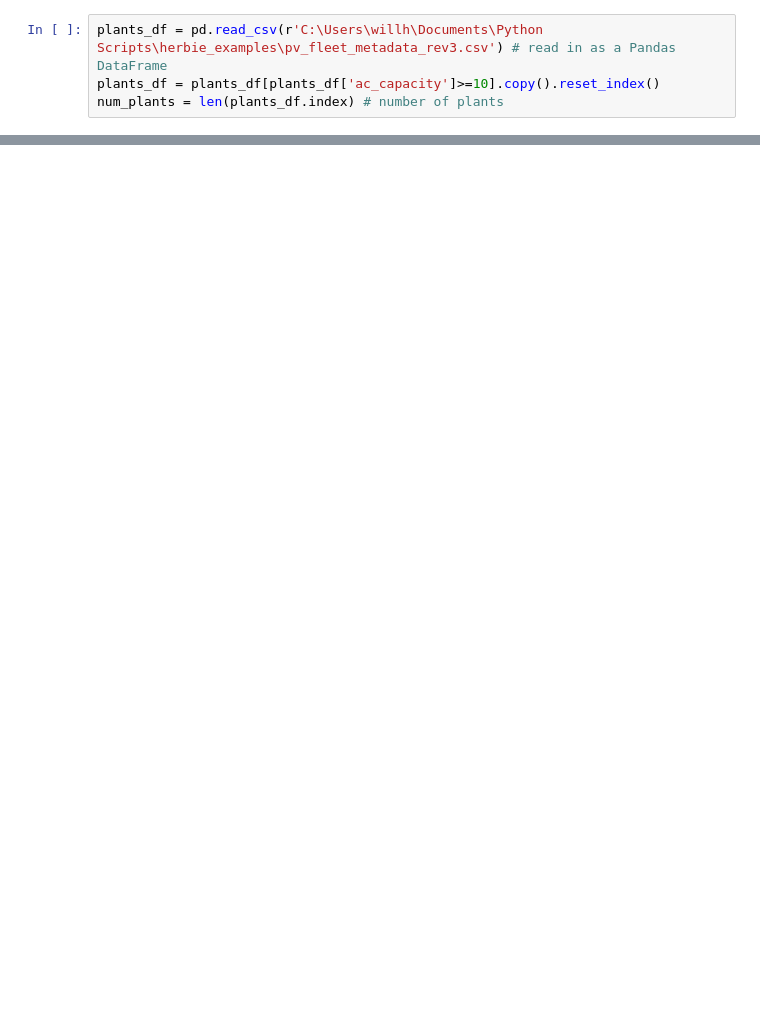
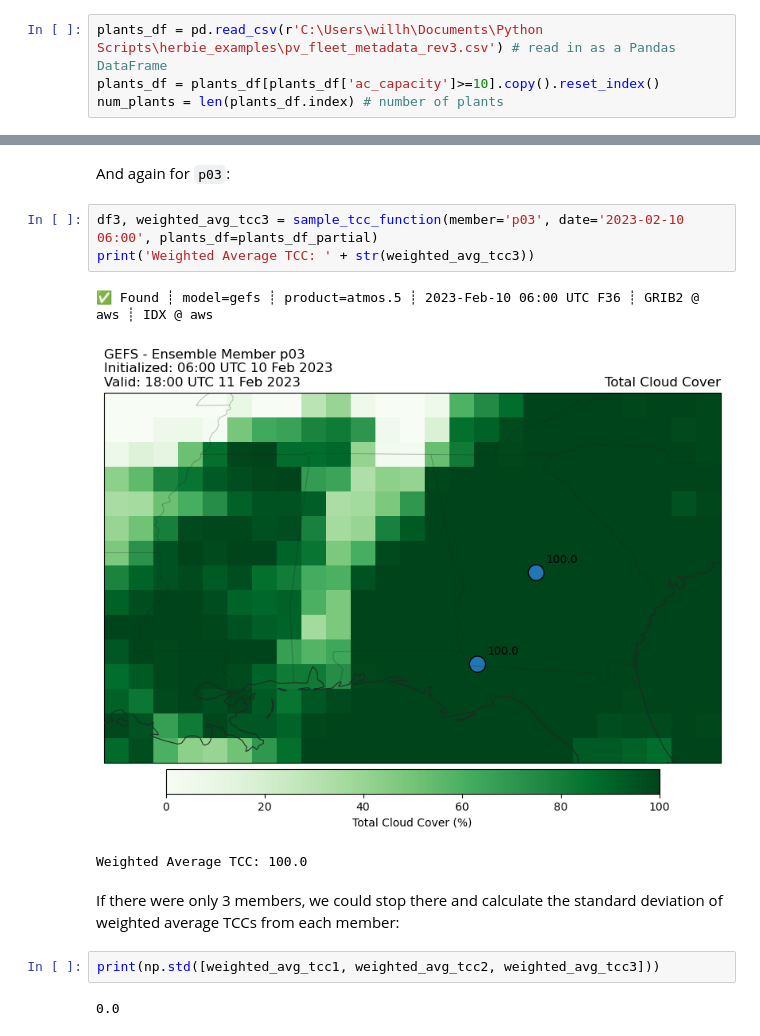
Before and after one commit to williamhobbs/solar-fleet-forecast-probability-tool, a Jupyter notebook: example_notebooks/05_ensemble_variation_in_cloud_cover.ipynb, the cells around one changed output, grey strips where cells are left out. Saved outputs shown, nothing was run; the diff lists cells and outputs as text; blank space fills up the shorter version.

```diff
--- a/example_notebooks/05_ensemble_variation_in_cloud_cover.ipynb
+++ b/example_notebooks/05_ensemble_variation_in_cloud_cover.ipynb
@@ -179,0 +228,15 @@ Could not find variable corresponding to the value of grid_mapping: gribfile_pro
+# %% [markdown]
+And again for `p03`:
+# %%
+df3, weighted_avg_tcc3 = sample_tcc_function(member='p03', date='2023-02-10 06:00', plants_df=plants_df_partial)
+print('Weighted Average TCC: ' + str(weighted_avg_tcc3))
+# %% [output]
+✅ Found ┊ model=gefs ┊ product=atmos.5 ┊ 2023-Feb-10 06:00 UTC F36 ┊ GRIB2 @ aws ┊ IDX @ aws
+[figure, added]
+Weighted Average TCC: 100.0
+# %% [markdown]
+If there were only 3 members, we could stop there and calculate the standard deviation of weighted average TCCs from each member:
+# %%
+print(np.std([weighted_avg_tcc1, weighted_avg_tcc2, weighted_avg_tcc3]))
+# %% [output]
+0.0
```
Also changed, not shown: parts of 34 cells of this notebook, 4 other files.
